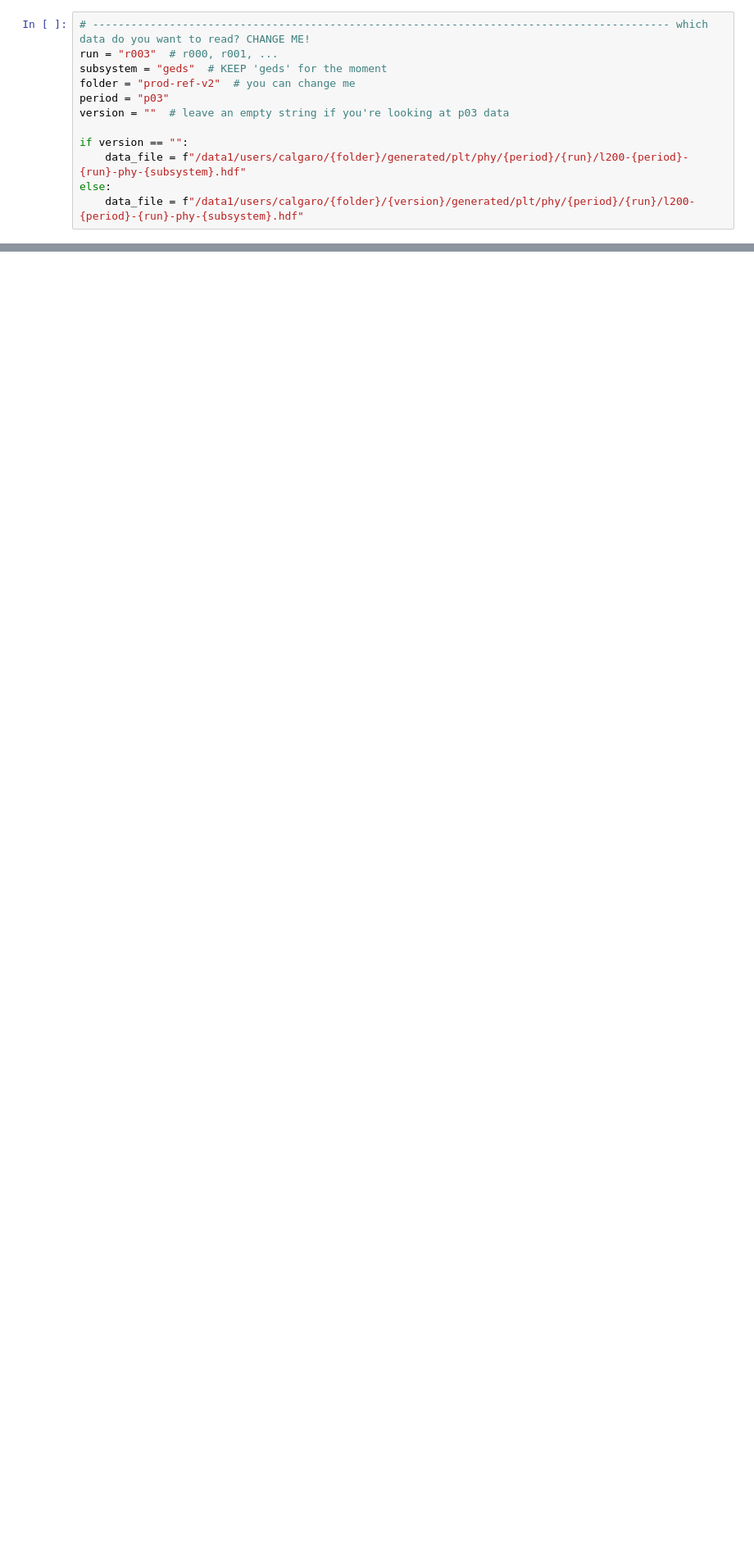
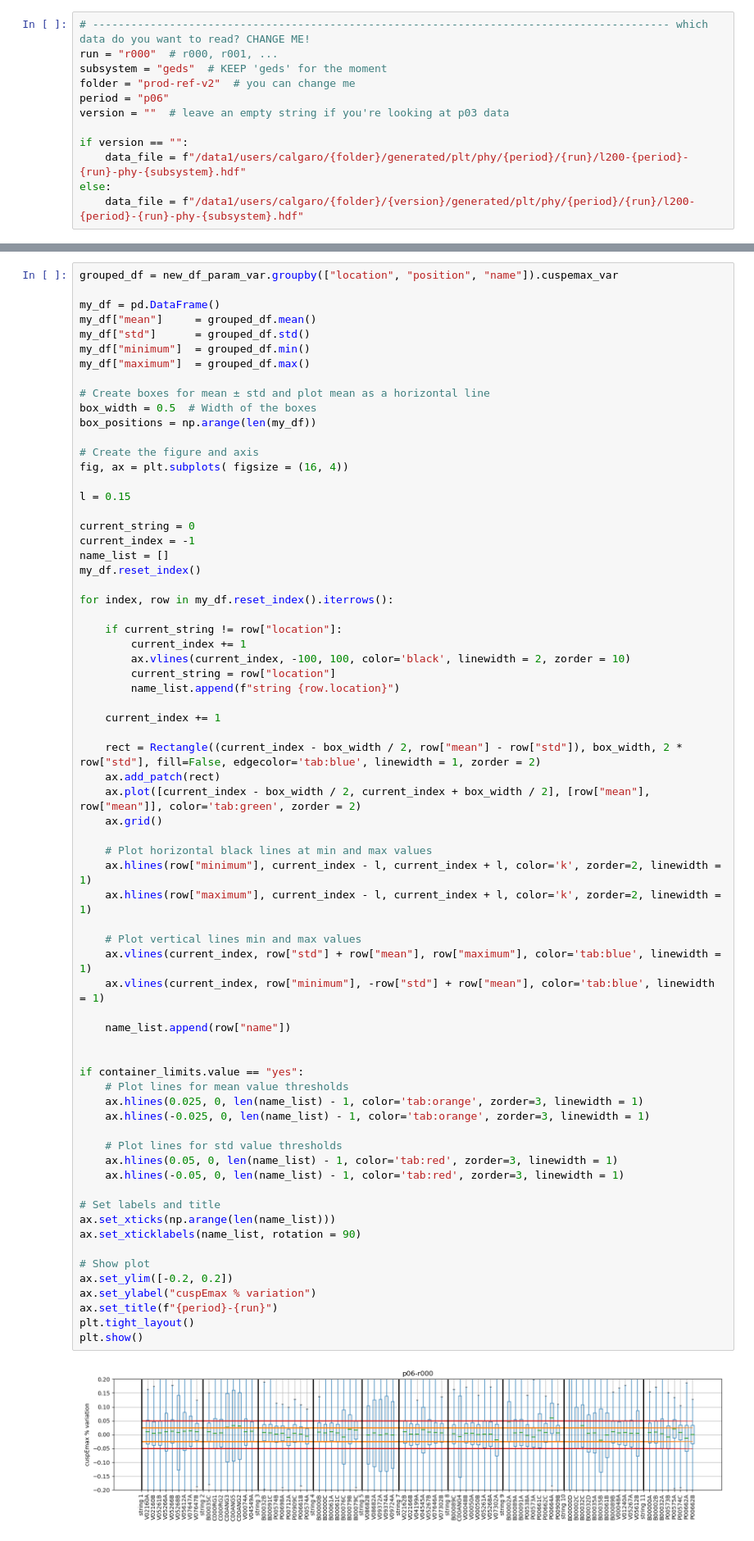
Before and after one commit to willquinn/legend-data-monitor, a Jupyter notebook: notebook/L200-plotting-hdf-widgets.ipynb, the cells around one changed output, grey strips where cells are left out. Shown at 82% size. Saved outputs shown, nothing was run; the diff lists cells and outputs as text; blank space fills up the shorter version.

Commit message:
added summary plots option

```diff
--- a/notebook/L200-plotting-hdf-widgets.ipynb
+++ b/notebook/L200-plotting-hdf-widgets.ipynb
@@ -12,10 +12,10 @@ foo@bar:~$ pip install .
 # Select run to inspect
 # %%
 # ------------------------------------------------------------------------------------------ which data do you want to read? CHANGE ME!
-run = "r003"  # r000, r001, ...
+run = "r000"  # r000, r001, ...
 subsystem = "geds"  # KEEP 'geds' for the moment
 folder = "prod-ref-v2"  # you can change me
-period = "p03"
+period = "p06"
 version = ""  # leave an empty string if you're looking at p03 data
 
 if version == "":
@@ -498,0 +503,70 @@ plt.xlabel("(string, position)")
+# %%
+grouped_df = new_df_param_var.groupby(["location", "position", "name"]).cuspemax_var
+
+my_df = pd.DataFrame()
+my_df["mean"]     = grouped_df.mean()
+my_df["std"]      = grouped_df.std()
+my_df["minimum"]  = grouped_df.min()
+my_df["maximum"]  = grouped_df.max()
+
+# Create boxes for mean ± std and plot mean as a horizontal line
+box_width = 0.5  # Width of the boxes
+box_positions = np.arange(len(my_df))
+
+# Create the figure and axis
+fig, ax = plt.subplots( figsize = (16, 4))
+
+l = 0.15
+
+current_string = 0
+current_index = -1
+name_list = []
+my_df.reset_index()
+
+for index, row in my_df.reset_index().iterrows():
+
+    if current_string != row["location"]:
+        current_index += 1
+        ax.vlines(current_index, -100, 100, color='black', linewidth = 2, zorder = 10)
+        current_string = row["location"]
+        name_list.append(f"string {row.location}")
+
+    current_index += 1
+
+    rect = Rectangle((current_index - box_width / 2, row["mean"] - row["std"]), box_width, 2 * row["std"], fill=False, edgecolor='tab:blue', linewidth = 1, zorder = 2)
+    ax.add_patch(rect)
+    ax.plot([current_index - box_width / 2, current_index + box_width / 2], [row["mean"], row["mean"]], color='tab:green', zorder = 2)
+    ax.grid()
+
+    # Plot horizontal black lines at min and max values
+    ax.hlines(row["minimum"], current_index - l, current_index + l, color='k', zorder=2, linewidth = 1)
+    ax.hlines(row["maximum"], current_index - l, current_index + l, color='k', zorder=2, linewidth = 1)
+
+    # Plot vertical lines min and max values
+    ax.vlines(current_index, row["std"] + row["mean"], row["maximum"], color='tab:blue', linewidth = 1)
+    ax.vlines(current_index, row["minimum"], -row["std"] + row["mean"], color='tab:blue', linewidth = 1)
+
+    name_list.append(row["name"])
+
+
+if container_limits.value == "yes":
+    # Plot lines for mean value thresholds
+    ax.hlines(0.025, 0, len(name_list) - 1, color='tab:orange', zorder=3, linewidth = 1)
+    ax.hlines(-0.025, 0, len(name_list) - 1, color='tab:orange', zorder=3, linewidth = 1)
+
+    # Plot lines for std value thresholds
+    ax.hlines(0.05, 0, len(name_list) - 1, color='tab:red', zorder=3, linewidth = 1)
+    ax.hlines(-0.05, 0, len(name_list) - 1, color='tab:red', zorder=3, linewidth = 1)
+
+# Set labels and title
+ax.set_xticks(np.arange(len(name_list)))
+ax.set_xticklabels(name_list, rotation = 90)
+
+# Show plot
+ax.set_ylim([-0.2, 0.2])
+ax.set_ylabel("cuspEmax % variation")
+ax.set_title(f"{period}-{run}")
+plt.tight_layout()
+plt.show()
+# %% [output]
+[figure, added]
```
Also changed, not shown: parts of 9 cells of this notebook.
